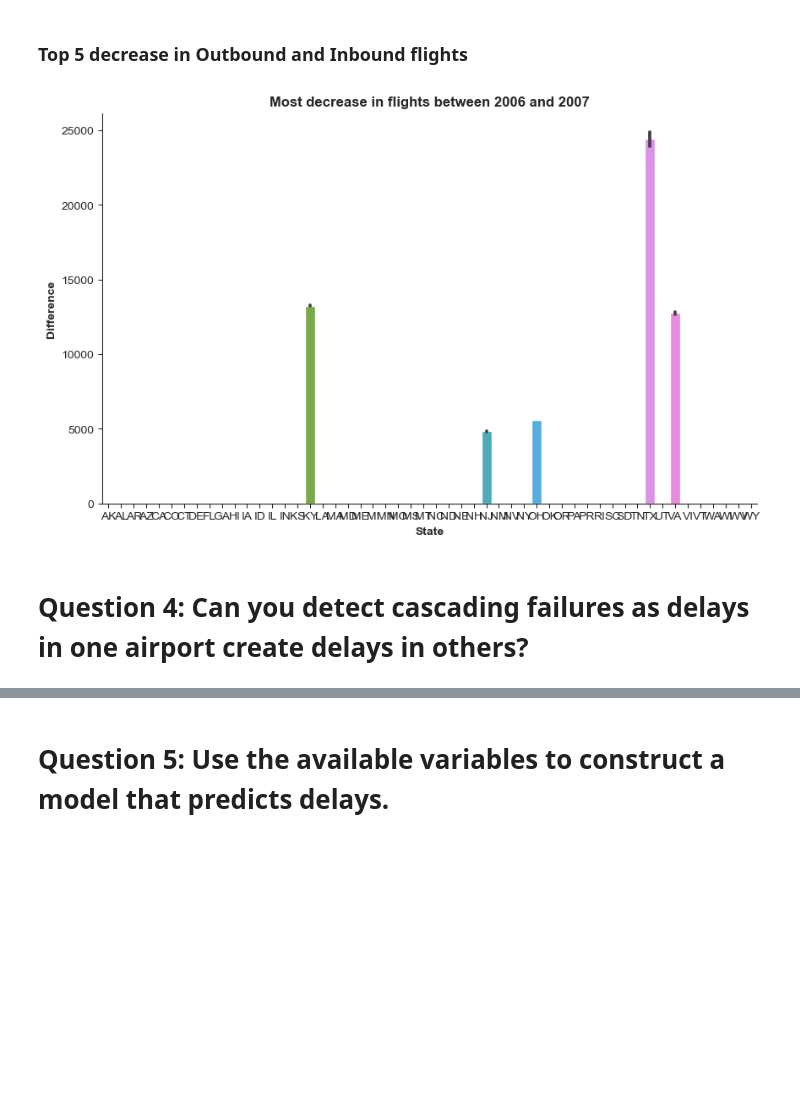
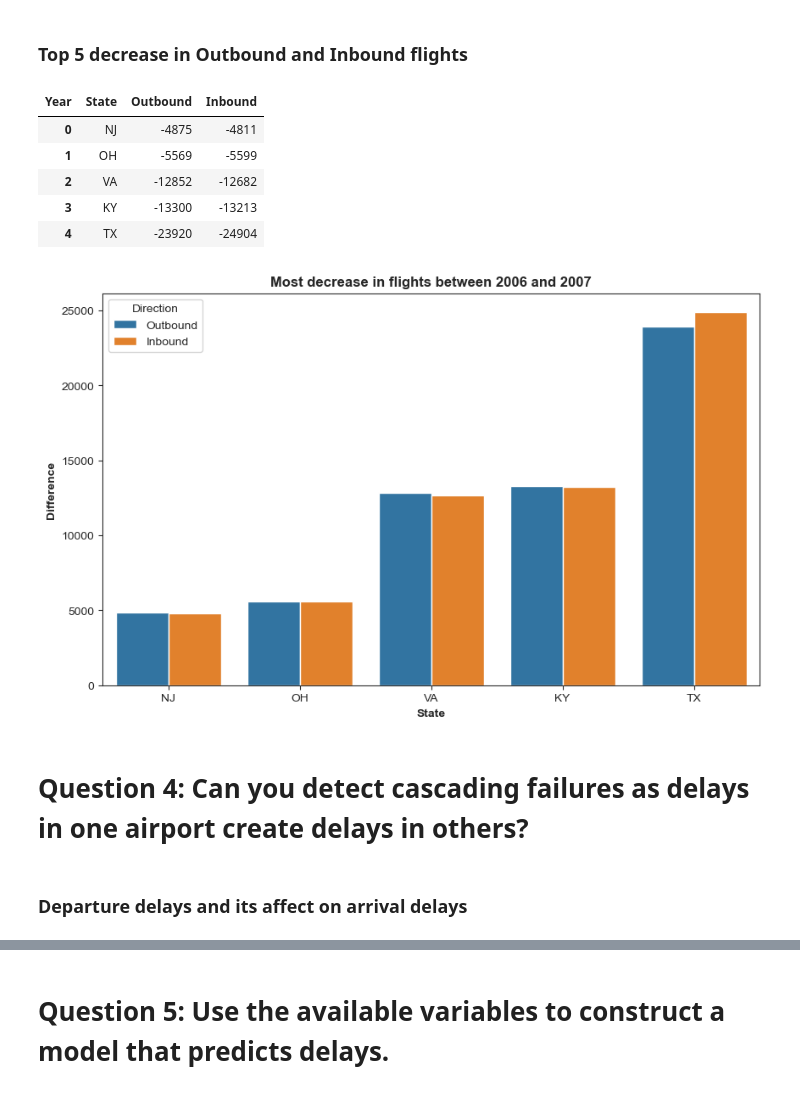
Before and after one commit to zxloo002/st2195cw, a Jupyter notebook: ZhiXian_Python.ipynb, the cells around one changed output, grey strips where cells are left out. Cells and saved outputs as stored; diff of their text form; code cells hidden in the pictures; blank space fills up the shorter version.

```diff
--- a/ZhiXian_Python.ipynb
+++ b/ZhiXian_Python.ipynb
@@ -310,5 +315,4 @@ info = info.merge(airports, left_on=('Dest'), right_on=('iata'), how = 'left').d
 info.rename(columns={'state' :'DestState', 'airport':'DestAirport'},inplace= True)
 
 info = info[["Year", "Origin", "Dest", "OrigState", "DestState"]]
-info = info.astype({'Year': 'int32', 'OrigState':'category', 'DestState':'category'})
-info.dtypes
+info = info.astype({'Year': 'int32', 'OrigState':'str', 'DestState':'str'})
@@ -323,7 +320,7 @@ dtype: object
 ## Calculate the total number of inbound and outbound flights and the difference
 # %%
 #outbound flights
-outvalues = info.groupby(['OrigState', 'Year']).size().reset_index(name='Total')
+outvalues = info.groupby(['OrigState', 'Year']).size().reset_index(name='Total').copy()
 outbound = outvalues.pivot(index='OrigState', columns='Year', values='Total').reset_index()
 
 #find the difference
@@ -346,10 +343,12 @@ inbound = inbound.reset_index().rename(columns={'DestState': 'State'})
 inbound = inbound.dropna().sort_values(by='Diff', ascending=False)
 # %%
 #States with the highest increase in outbound flights
-display(outbound.head(5))
+mostout = outbound.head(5).copy()
+display(mostout)
 
 #States with the highest decrease in outbound flights
-display(outbound.tail(5))
+leastout = outbound.tail(5).copy()
+display(leastout)
 # %% [output]
 | Year | State | 2006 | 2007 | Diff |
 | 0 | MI | 164864 | 213914 | 49050 |
@@ -366,9 +365,11 @@ display(outbound.tail(5))
 # %%
-#States with the highest increase in outbound flights
-display(inbound.head(5))
+#States with the highest increase in inbound flights
+mostin = inbound.head(5).copy()
+display(mostin)
 
-#States with the highest decrease in outbound flights
-display(inbound.tail(5))
+#States with the highest decrease in inbound flights
+leastin = inbound.tail(5).copy()
+display(leastin)
 # %% [output]
 | Year | State | 2006 | 2007 | Diff |
 | 21 | MI | 165013 | 213611 | 48598 |
@@ -422,18 +416,33 @@ plt.title("Most increase in flights between 2006 and 2007", fontweight = 'bold')
 # %% [markdown]
 ### Top 5 decrease in Outbound and Inbound flights
 # %%
-leastout = outbound.tail(5)
-leastin = inbound.tail(5)
-least = pd.concat([leastout, leastin])
-least['Diff'] = abs(least['Diff'])
+#most and least changes to outbound flight
 
-fig, ax = plt.subplots(figsize = (10,6))
-sns.barplot(x='State', y= 'Diff', data=least)
-sns.despine()
+leastout.rename(columns={'Diff':'Outbound'}, inplace= True)
+leastin.rename(columns={'Diff':'Inbound'}, inplace= True)
+
+decrease = pd.merge(leastout[['State', 'Outbound']], leastin[['State', 'Inbound']], on='State', how='outer')
+display(decrease)
+
+# reshape the data frame to a long format
+decrease_long = pd.melt(decrease, id_vars='State', var_name='Direction', value_name='Value')
+decrease_long['Value'] = abs(decrease_long['Value'])
+
+# create the grouped bar plot using seaborn
+plt.figure(figsize=(10, 6))
+sns.barplot(data=decrease_long, x='State', y='Value', hue='Direction')
 plt.xlabel('State', fontweight = 'bold')
 plt.ylabel("Difference", fontweight = 'bold')
 plt.title("Most decrease in flights between 2006 and 2007", fontweight = 'bold');
 # %% [output]
+| Year | State | Outbound | Inbound |
+| 0 | NJ | -4875 | -4811 |
+| 1 | OH | -5569 | -5599 |
+| 2 | VA | -12852 | -12682 |
+| 3 | KY | -13300 | -13213 |
+| 4 | TX | -23920 | -24904 |
-[figure, old version]
+[figure, new version]
 # %% [markdown]
 # Question 4: Can you detect cascading failures as delays in one airport create delays in others?
+# %% [markdown]
+### Departure delays and its affect on arrival delays
```
Also changed, not shown: parts of 16 cells of this notebook.
